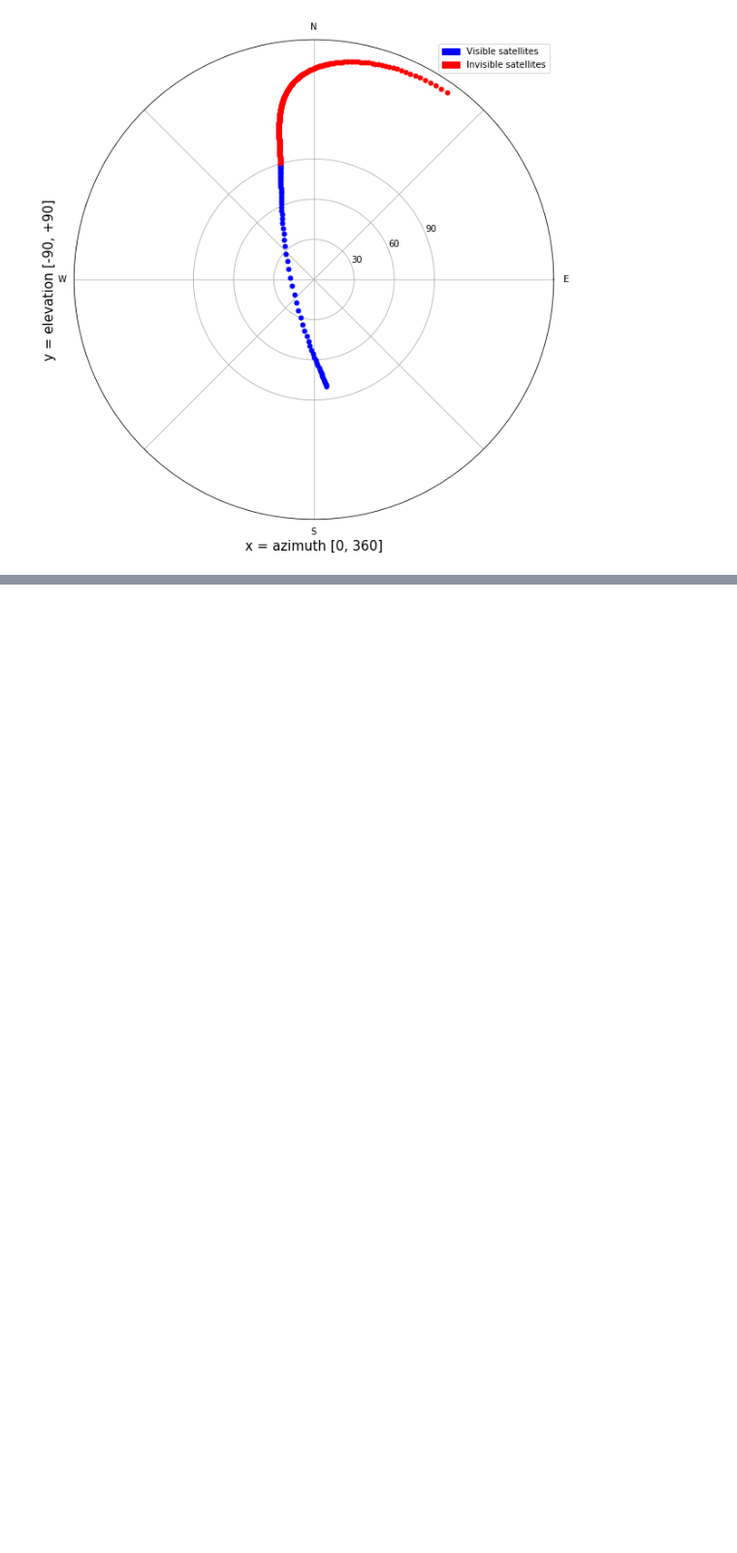
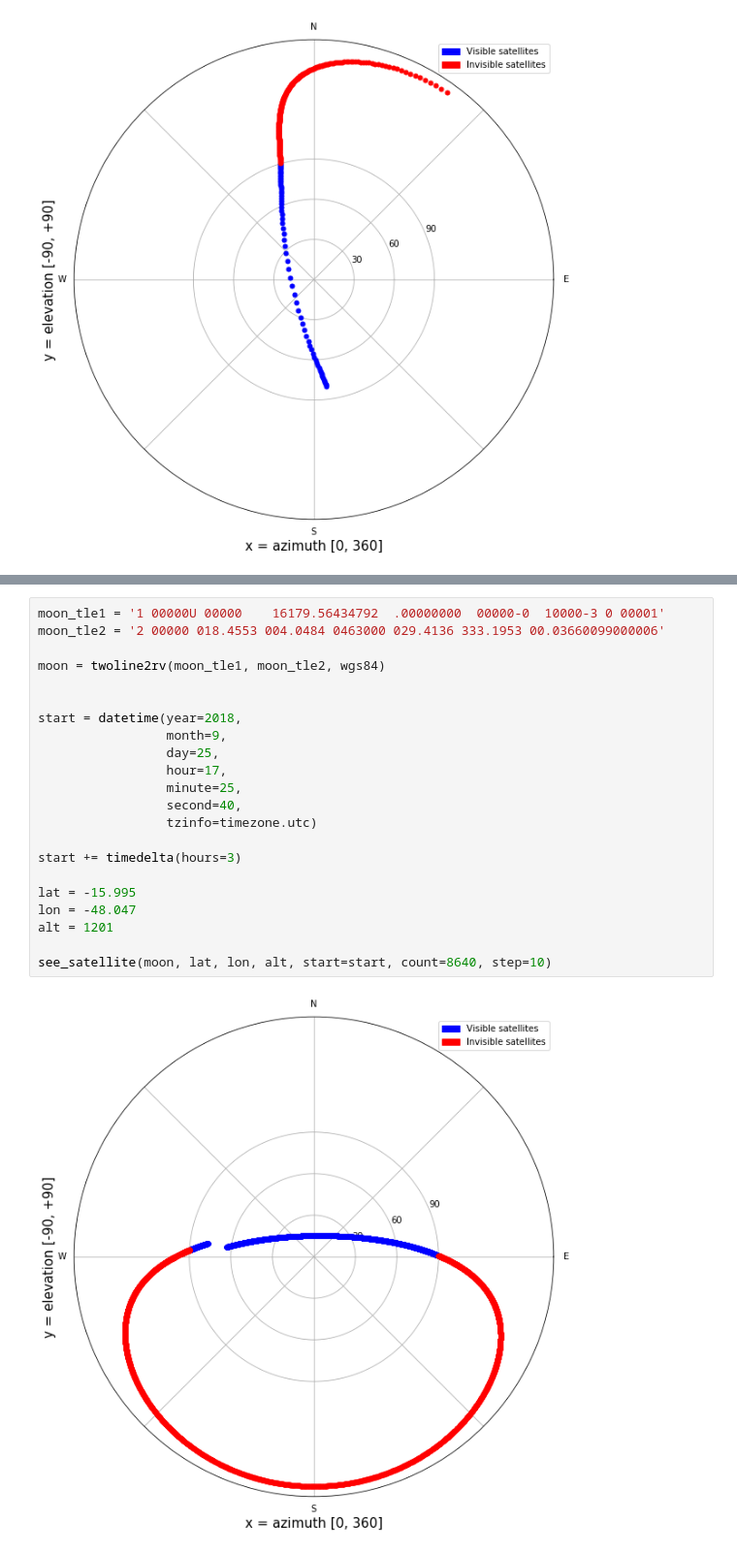
Before and after one commit to PI2-sunflower/satellite-tracker, a Jupyter notebook: notebooks/az-el-plots.ipynb, the cells around one changed output, grey strips where cells are left out. Shown at 97% size. Saved outputs shown, nothing was run; the diff lists cells and outputs as text; blank space fills up the shorter version.

```diff
--- a/notebooks/az-el-plots.ipynb
+++ b/notebooks/az-el-plots.ipynb
@@ -307,0 +296,24 @@ see_satellite(ariane, lat, lon, alt, start=start, count=10000, step=10)
+# %%
+moon_tle1 = '1 00000U 00000    16179.56434792  .00000000  00000-0  10000-3 0 00001'
+moon_tle2 = '2 00000 018.4553 004.0484 0463000 029.4136 333.1953 00.03660099000006'
+
+moon = twoline2rv(moon_tle1, moon_tle2, wgs84)
+
+
+start = datetime(year=2018,
+                 month=9,
+                 day=25,
+                 hour=17,
+                 minute=25,
+                 second=40,
+                 tzinfo=timezone.utc)
+
+start += timedelta(hours=3)
+
+lat = -15.995
+lon = -48.047
+alt = 1201
+
+see_satellite(moon, lat, lon, alt, start=start, count=8640, step=10)
+# %% [output]
+[figure, added]
```
Also changed, not shown: parts of 7 cells of this notebook, 6 other files.
